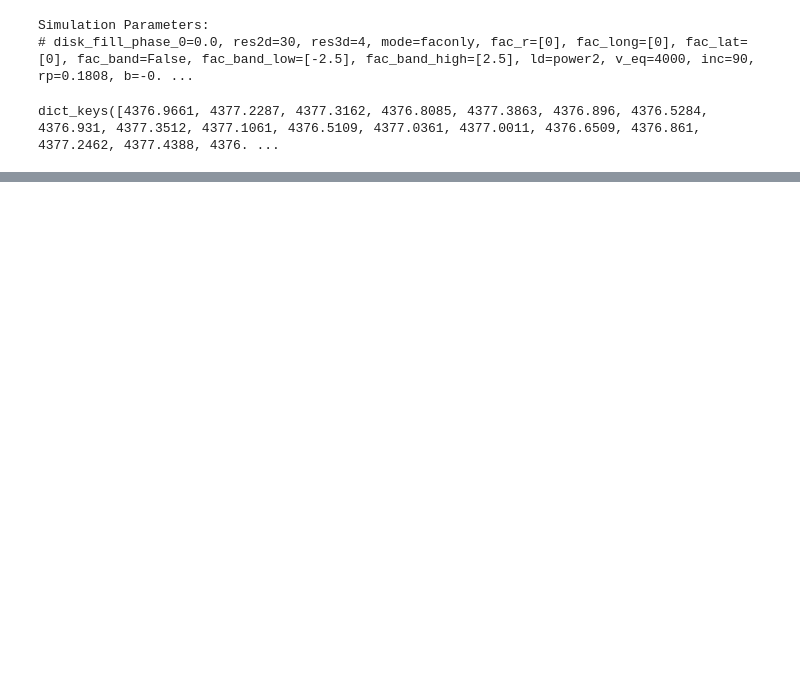
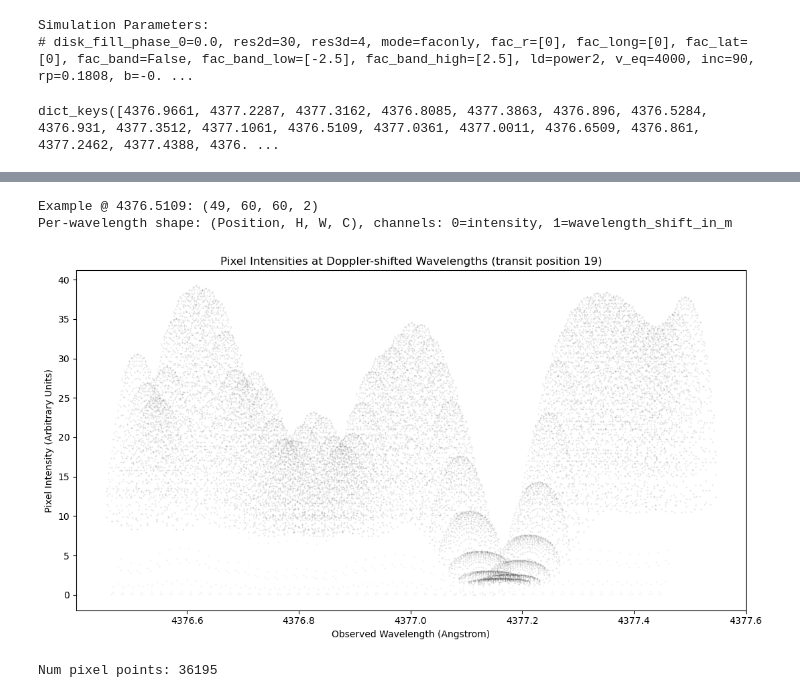
Before and after one commit to danayaptangco/actress, a Jupyter notebook: actress/outputs/transit_lightcurves/1_analyze_transits.ipynb, the cells around one changed output, grey strips where cells are left out. Cells and saved outputs as stored; diff of their text form; code cells hidden in the pictures; blank space fills up the shorter version.

```diff
--- a/actress/outputs/transit_lightcurves/1_analyze_transits.ipynb
+++ b/actress/outputs/transit_lightcurves/1_analyze_transits.ipynb
@@ -64,0 +148,53 @@ plt.show()
+# %%
+# Combine intensity + wavelength-shift channel per wavelength: (Position, H, W, C)
+# channel 0 = intensity (with the planet's shadow already blocked out), channel 1 = wavelength shift (m)
+all_transit_with_shift_by_wl = {
+    wl: np.stack(
+        [
+            transit_discs[wl],
+            np.broadcast_to(wavelength_shifts_by_wl[wl], transit_discs[wl].shape),
+        ],
+        axis=-1,
+    )
+    for wl in wavelengths_t
+}
+
+first_wl = wavelengths_t[0]
+print(f"Example @ {first_wl}:", all_transit_with_shift_by_wl[first_wl].shape)
+print("Per-wavelength shape: (Position, H, W, C), channels: 0=intensity, 1=wavelength_shift_in_m")
+# %% [output]
+Example @ 4376.5109: (49, 60, 60, 2)
+Per-wavelength shape: (Position, H, W, C), channels: 0=intensity, 1=wavelength_shift_in_m
+# %%
+# Per-pixel Doppler-shifted spectrum at a single transit time-step (same idea as 1_analyze_disks.ipynb's
+# phase-0 scatter, just reusable for any transit position)
+shift_scale = 1  # shift maps are stored in the same units as the wavelength filenames
+
+def doppler_shifted_spectrum(position_idx):
+    shifted_lambda_all = []
+    intensity_all = []
+    for wl in wavelengths_t:
+        arr = all_transit_with_shift_by_wl[wl]
+        intensity_2d = arr[position_idx, :, :, 0]
+        dlam_2d = arr[position_idx, :, :, 1] * shift_scale
+        lam_obs = wl + dlam_2d
+        m = intensity_2d > 0  # keep only on-disc, unblocked pixels
+        shifted_lambda_all.append(lam_obs[m].ravel())
+        intensity_all.append(intensity_2d[m].ravel())
+    return np.concatenate(shifted_lambda_all), np.concatenate(intensity_all)
+
+position_idx = 19#n_positions // 2  # a time-step near mid-transit
+shifted_lambda_all, intensity_all = doppler_shifted_spectrum(position_idx)
+
+plt.figure(figsize=(11, 6))
+plt.scatter(shifted_lambda_all, intensity_all, s=.1, alpha=0.1, color='black')
+plt.xlabel('Observed Wavelength (Angstrom)')
+plt.ylabel('Pixel Intensity (Arbitrary Units)')
+plt.title(f'Pixel Intensities at Doppler-shifted Wavelengths (transit position {position_idx})')
+plt.tight_layout()
+plt.show()
+
+print('Num pixel points:', shifted_lambda_all.size)
+# %% [output]
+[figure, added]
+Num pixel points: 36195
```
Also changed, not shown: parts of 11 cells of this notebook, 7 other files.
